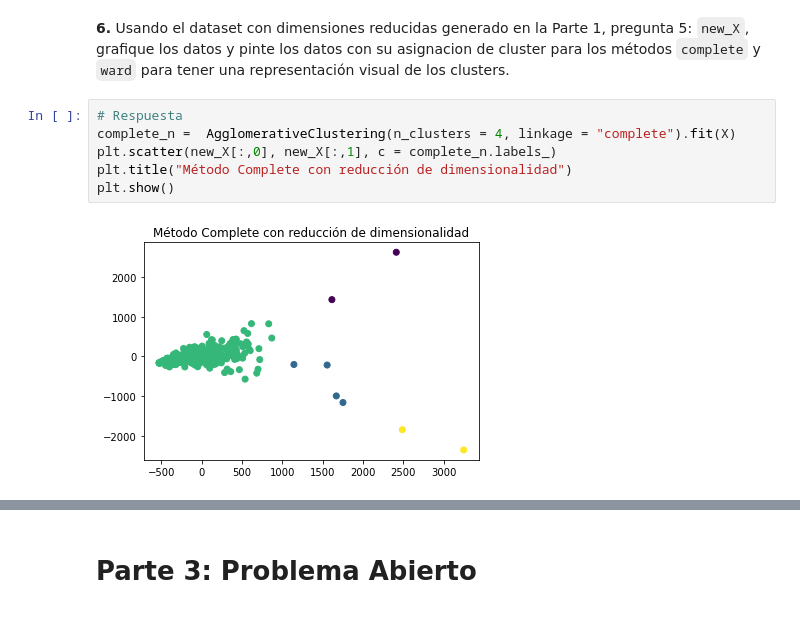
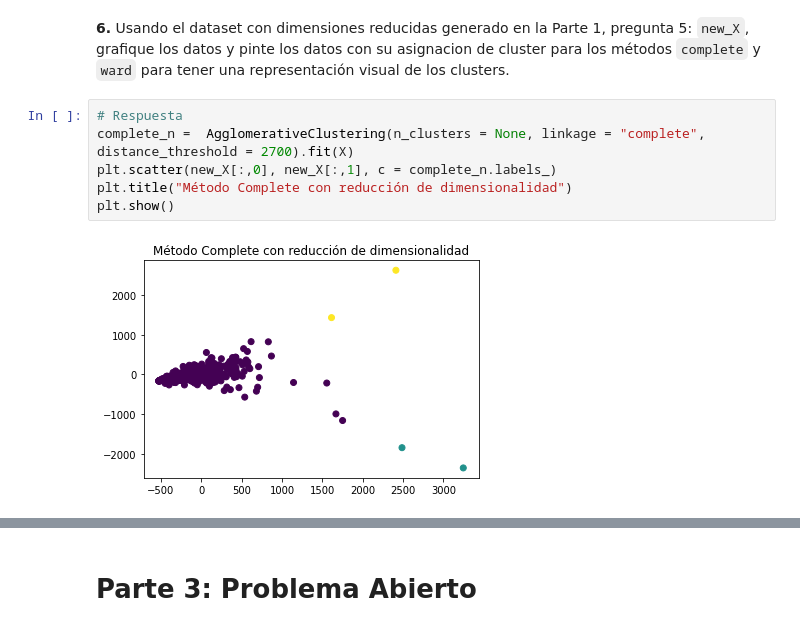
Before and after one commit to SebasUrbina/tarea3_mineria, a Jupyter notebook: Tarea 3.ipynb, the cells around one changed output, grey strips where cells are left out. Drawn from its saved outputs; the diff is of its cells as text.

```diff
--- a/Tarea 3.ipynb
+++ b/Tarea 3.ipynb
@@ -306,12 +310,12 @@ Ward:
 **6.** Usando el dataset con dimensiones reducidas generado en la Parte 1, pregunta 5: `new_X`, grafique los datos y pinte los datos con su asignacion de cluster para los métodos `complete` y `ward` para tener una representación visual de los clusters.
 # %%
 # Respuesta
-complete_n =  AgglomerativeClustering(n_clusters = 4, linkage = "complete").fit(X)
+complete_n =  AgglomerativeClustering(n_clusters = None, linkage = "complete", distance_threshold = 2700).fit(X)
 plt.scatter(new_X[:,0], new_X[:,1], c = complete_n.labels_)
 plt.title("Método Complete con reducción de dimensionalidad")
 plt.show()
 # %% [output]
-[figure, old version]
+[figure, new version]
 # %%
 plt.scatter(new_X[:,0], new_X[:,1], c = ward_n.labels_)
 plt.title("Método Ward con reducción de dimensionalidad")
```
Also changed, not shown: parts of 40 cells of this notebook.
